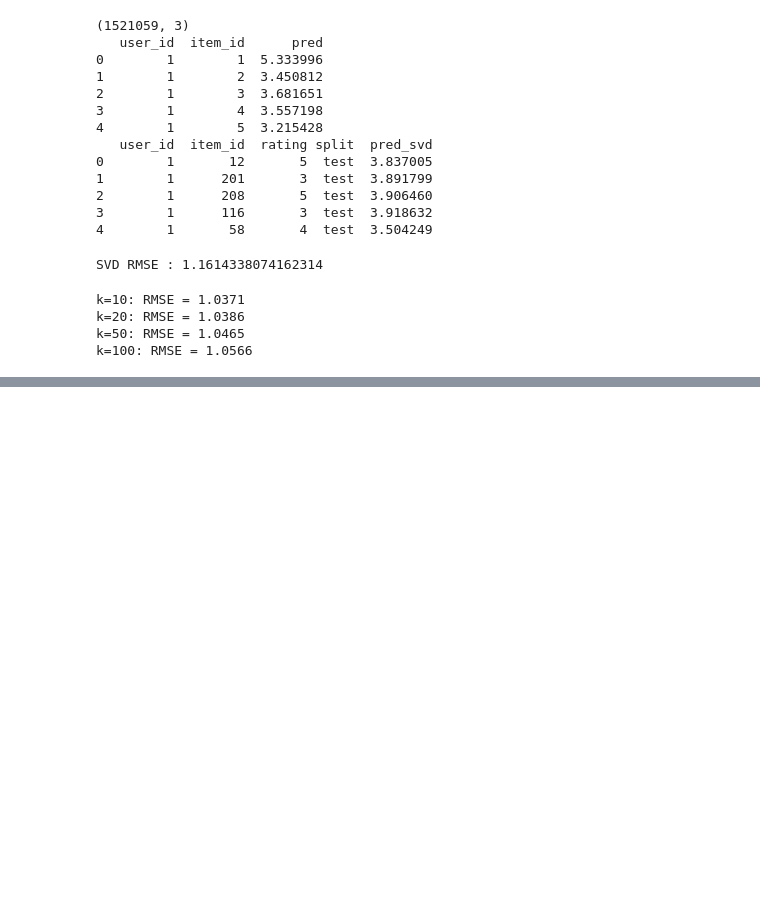
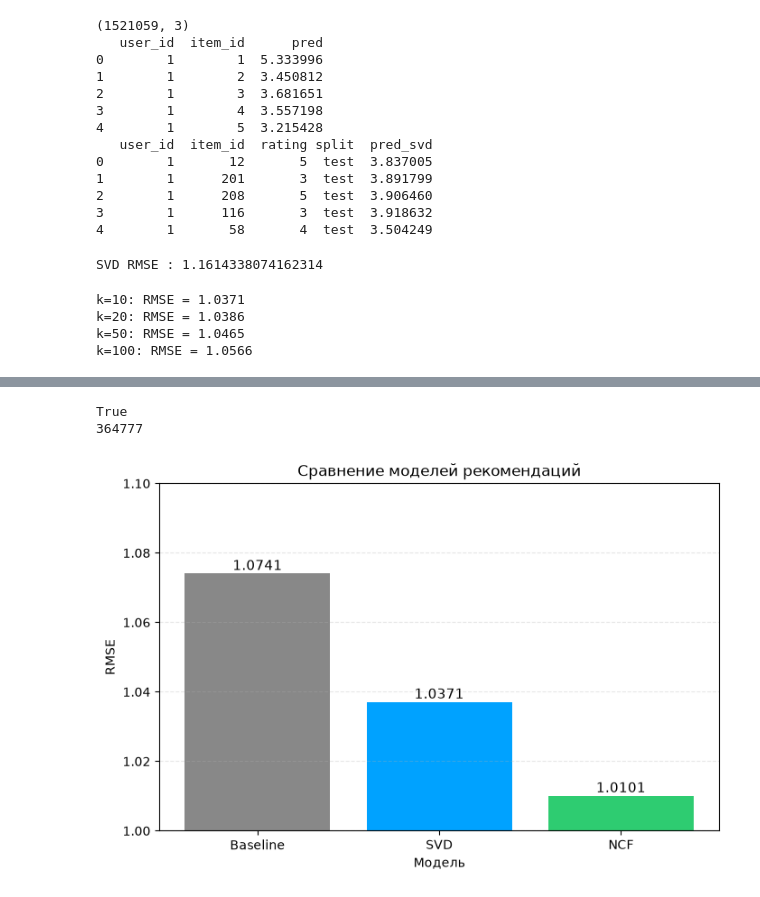
Before and after one commit to tagmrr/ml-recommender, a Jupyter notebook: notebooks/01_load_and_eda.ipynb, the cells around one changed output, grey strips where cells are left out. Cells and saved outputs as stored; diff of their text form; code cells hidden in the pictures; blank space fills up the shorter version.

```diff
--- a/notebooks/01_load_and_eda.ipynb
+++ b/notebooks/01_load_and_eda.ipynb
@@ -359,0 +489,27 @@ k=100: RMSE = 1.0566
+# %%
+torch.save(model.state_dict(), '../models/ncf_model.pth')
+# %% [output]
+True
+364777
+# %%
+models = ['Baseline', 'SVD', 'NCF']
+rmse_values = [1.0741, 1.0371, 1.0101]
+colors = ['#888888', '#00A2FF', '#2ECC71']
+
+fig, ax = plt.subplots(figsize=(8, 5))
+bars = ax.bar(models, rmse_values, color=colors)
+
+for bar, v in zip(bars, rmse_values):
+    ax.text(bar.get_x() + bar.get_width() / 2, v + 0.001, f'{v:.4f}', ha='center', fontsize=11)
+
+ax.set_ylabel('RMSE')
+ax.set_xlabel('Модель')
+ax.set_title('Сравнение моделей рекомендаций')
+ax.set_ylim(1.0, 1.10)
+
+ax.grid(axis='y', alpha=0.3, linestyle='--')
+
+plt.savefig('../reports/figures/models_comparison_final.png', dpi=150, bbox_inches='tight')
+plt.show()
+# %% [output]
+[figure, added]
```
Also changed, not shown: parts of 10 cells of this notebook, 2 other files.
